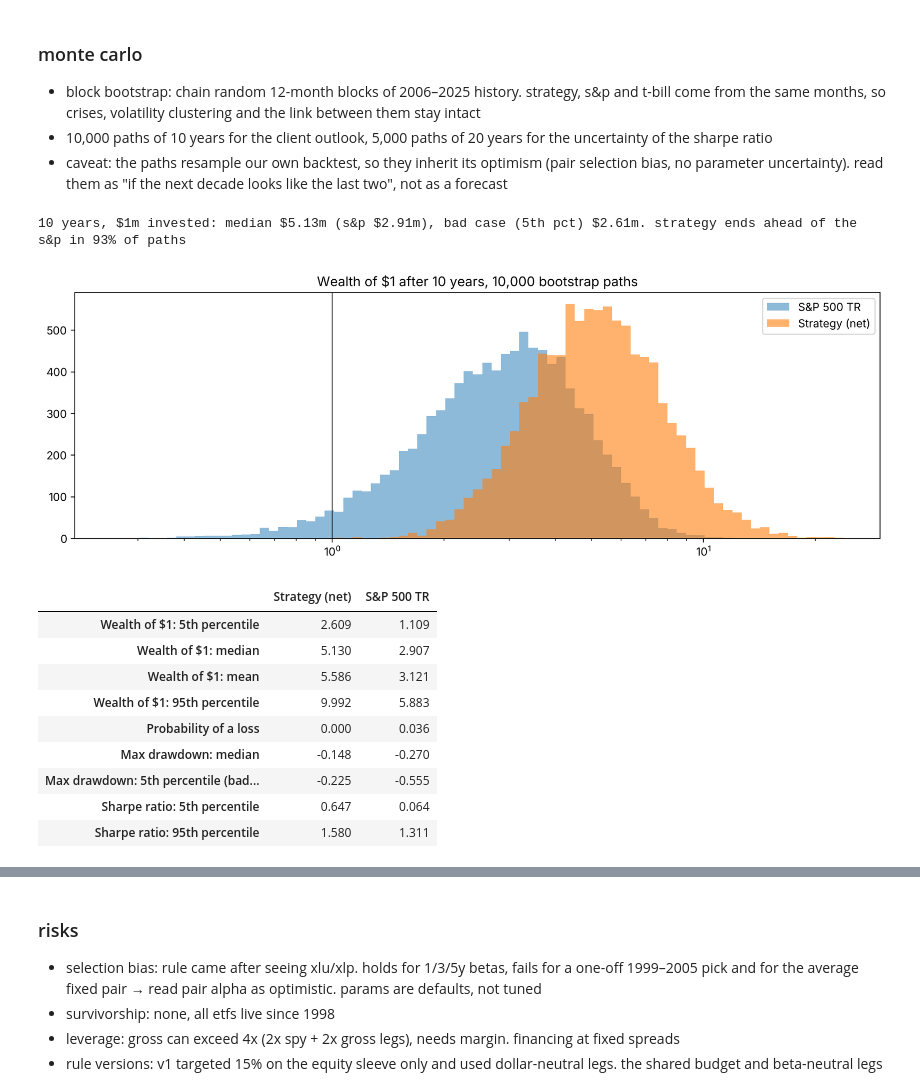
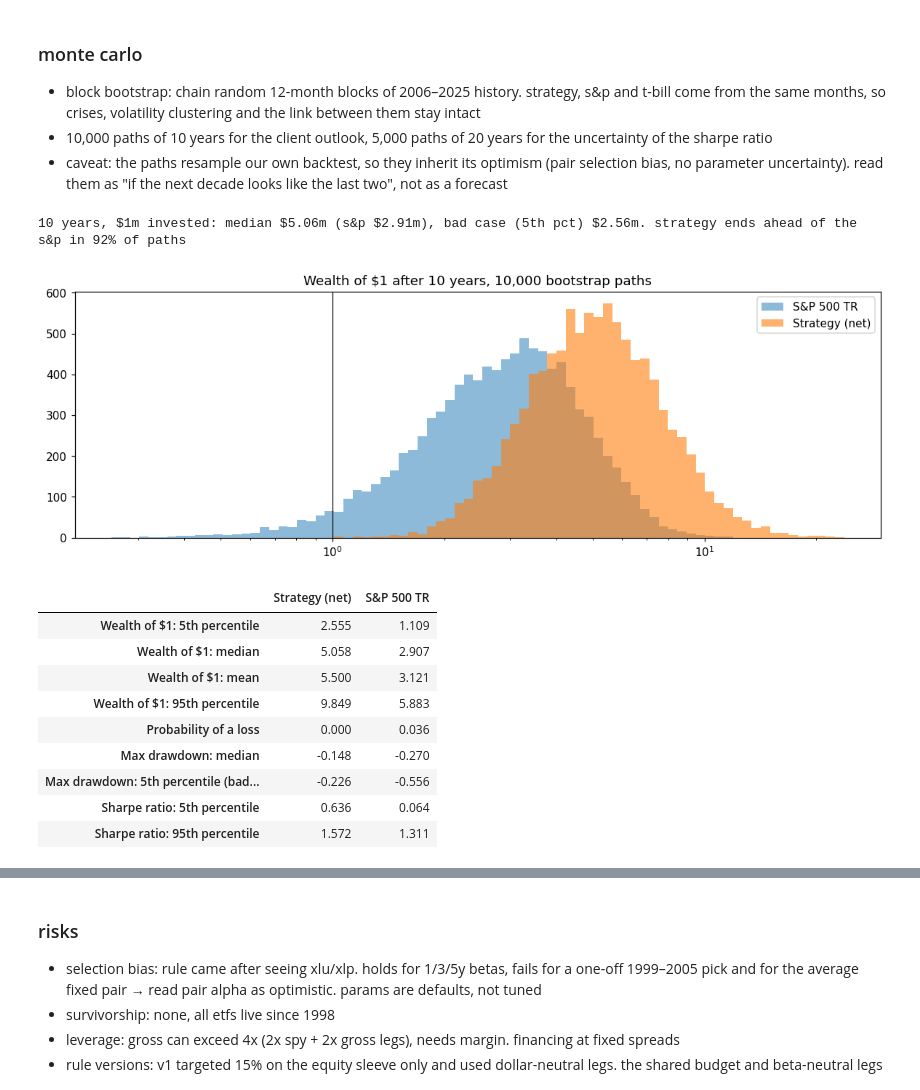
Before and after one commit to Ben10Nova/FinancialModellingGroupN, a Jupyter notebook: vol-control_pair_v1.ipynb, the cells around one changed output, grey strips where cells are left out. Drawn from its saved outputs; the diff is of its cells as text; code cells hidden in the pictures.

Commit message:
Correct backtest risk sizing and performance accounting

```diff
--- a/vol-control_pair_v1.ipynb
+++ b/vol-control_pair_v1.ipynb
@@ -102,17 +106,10 @@ only closes ≤ t. trade at close t, earn from t+1. pair for year y picked at th
 from itertools import groupby
 
 def month_end_flag(idx):
-    return ~idx.to_period('M').duplicated(keep='last')                 # last trading day of each month
-
-def spy_exposure(px, pair_ret=None):
-    # one risk budget: the spread sleeve's realised vol is taken out first, the equity sleeve gets the rest
-    vol = px['SPY'].pct_change().rolling(VOL_DAYS).std() * np.sqrt(252)   # trailing window ending at t
-    budget = TARGET_VOL if pair_ret is None else \
-             np.sqrt((TARGET_VOL ** 2 - (pair_ret.rolling(PAIR_VOL_DAYS).std() * np.sqrt(252)) ** 2).clip(lower=0))
-    return (budget / vol).clip(upper=MAX_LEV)
-
-def pair_returns(px, P):
-    return (P.shift(1) * px[SECTORS].pct_change()).sum(axis=1)        # positions set at t-1 earn day t
+    me = ~idx.to_period('M').duplicated(keep='last')
+    if len(idx) and idx[-1] != idx[-1] + pd.offsets.BMonthEnd(0):
+        me[-1] = False
+    return me
 
 def sector_betas(px, lo, hi):
     r = px[ASSETS].pct_change().loc[lo:hi]
@@ -156,7 +153,6 @@ def pair_targets(px, pick=lowbeta_pick, win=Z_WIN, z_in=Z_IN, z_out=Z_OUT, beta_
     return tgt, chosen, z_active
 
 tgt_pair, chosen, z_active = pair_targets(px)
-expo = spy_exposure(px, pair_returns(px, tgt_pair * PAIR_SIZE))
 
 betas = pd.DataFrame({y: sector_betas(px, str(y - BETA_YEARS), str(y - 1)) for y in chosen}).T.round(2)
 betas['pair held'] = [f'{a}/{b}' for a, b in chosen.values()]
@@ -282,7 +318,7 @@ def stats(r_m):
         'Alpha t-stat': ols.tvalues.iloc[0],
         'Beta': beta,
         'Information ratio': a / ols.resid.std() * np.sqrt(12),
-        'Max drawdown (monthly)': (wealth / wealth.cummax() - 1).min(),
+        'Max drawdown (monthly)': (wealth / wealth.cummax().clip(lower=1) - 1).min(),
     })
 
 strat_m = monthly(bt.net)
@@ -404,7 +440,7 @@ def risk_stats(r_m):
         'Worst month': r_m.min(),
         'Positive months': (r_m > 0).mean(),
         'Sortino ratio': ex.mean() / np.sqrt((ex.clip(upper=0) ** 2).mean()) * np.sqrt(12),
-        'Calmar ratio': (w.iloc[-1] ** (12 / len(r_m)) - 1) / -(w / w.cummax() - 1).min(),
+        'Calmar ratio': (w.iloc[-1] ** (12 / len(r_m)) - 1) / -(w / w.cummax().clip(lower=1) - 1).min(),
         'Upside capture': r_m[up].mean() / b[up].mean(),
         'Downside capture': r_m[dn].mean() / b[dn].mean(),
         'Tracking error': act.std() * np.sqrt(12),
@@ -677,46 +712,46 @@ years strategy beat benchmark: 16 of 20
 def monte_carlo(r_m, months=120, paths=10_000, block=12, seed=42):
     X = np.column_stack([r_m, bench_m.loc[r_m.index], rf_m.loc[r_m.index]])
     starts = np.random.default_rng(seed).integers(0, len(X) - block + 1, size=(paths, months // block))
     sim = X[(starts[..., None] + np.arange(block)).reshape(paths, -1)]          # paths x months x (strategy, s&p, rf)
     W = np.cumprod(1 + sim[..., :2], axis=1)
-    dd = (W / np.maximum.accumulate(W, axis=1) - 1).min(axis=1)
+    dd = (W / np.maximum(np.maximum.accumulate(W, axis=1), 1) - 1).min(axis=1)
     ex = sim[..., :2] - sim[..., 2:]
     sharpe = ex.mean(axis=1) / ex.std(axis=1, ddof=1) * np.sqrt(12)
     end = W[:, -1]
     pct = lambda a, k: np.percentile(a, k, axis=0)
     table = pd.DataFrame({
         'Wealth of $1: 5th percentile': pct(end, 5), 'Wealth of $1: median': pct(end, 50),
         'Wealth of $1: mean': end.mean(axis=0), 'Wealth of $1: 95th percentile': pct(end, 95),
         'Probability of a loss': (end < 1).mean(axis=0),
         'Max drawdown: median': pct(dd, 50), 'Max drawdown: 5th percentile (bad case)': pct(dd, 5),
         'Sharpe ratio: 5th percentile': pct(sharpe, 5), 'Sharpe ratio: 95th percentile': pct(sharpe, 95),
     }, index=['Strategy (net)', 'S&P 500 TR']).T
     head = dict(beats_sp=(end[:, 0] > end[:, 1]).mean(), sharpe_above=(sharpe[:, 0] > sharpe[:, 1]).mean())
     return table, head, W
 
 mc, mc_head, mc_W = monte_carlo(strat_m)
 mc_end = mc_W[:, -1]
 print(f"10 years, $1m invested: median ${mc.loc['Wealth of $1: median', 'Strategy (net)']:.2f}m "
       f"(s&p ${mc.loc['Wealth of $1: median', 'S&P 500 TR']:.2f}m), bad case (5th pct) ${mc.loc['Wealth of $1: 5th percentile', 'Strategy (net)']:.2f}m. "
       f"strategy ends ahead of the s&p in {mc_head['beats_sp']:.0%} of paths")
 fig, ax = plt.subplots(figsize=(13, 4))
 bins = np.logspace(np.log10(mc_end.min()), np.log10(mc_end.max()), 80)
 ax.hist(mc_end[:, 1], bins=bins, alpha=.5, label='S&P 500 TR'); ax.hist(mc_end[:, 0], bins=bins, alpha=.6, label='Strategy (net)')
 ax.set_xscale('log'); ax.axvline(1, c='k', lw=.8); ax.set_title('Wealth of $1 after 10 years, 10,000 bootstrap paths'); ax.legend(); plt.show()
 mc.round(3)
 # %% [output]
-10 years, $1m invested: median $5.13m (s&p $2.91m), bad case (5th pct) $2.61m. strategy ends ahead of the s&p in 93% of paths
+10 years, $1m invested: median $5.06m (s&p $2.91m), bad case (5th pct) $2.56m. strategy ends ahead of the s&p in 92% of paths
-[figure, old version]
+[figure, new version]
 |  | Strategy (net) | S&P 500 TR |
-| Wealth of $1: 5th percentile | 2.609 | 1.109 |
-| Wealth of $1: median | 5.130 | 2.907 |
-| Wealth of $1: mean | 5.586 | 3.121 |
-| Wealth of $1: 95th percentile | 9.992 | 5.883 |
+| Wealth of $1: 5th percentile | 2.555 | 1.109 |
+| Wealth of $1: median | 5.058 | 2.907 |
+| Wealth of $1: mean | 5.500 | 3.121 |
+| Wealth of $1: 95th percentile | 9.849 | 5.883 |
 | Probability of a loss | 0.000 | 0.036 |
 | Max drawdown: median | -0.148 | -0.270 |
-| Max drawdown: 5th percentile (bad... | -0.225 | -0.555 |
-| Sharpe ratio: 5th percentile | 0.647 | 0.064 |
-| Sharpe ratio: 95th percentile | 1.580 | 1.311 |
+| Max drawdown: 5th percentile (bad... | -0.226 | -0.556 |
+| Sharpe ratio: 5th percentile | 0.636 | 0.064 |
+| Sharpe ratio: 95th percentile | 1.572 | 1.311 |
 # %%
 # Fan chart: how the 10,000 paths spread out over the 10 years (same view as the app)
 q = np.concatenate([np.ones((5, 1, 2)), np.percentile(mc_W, [5, 25, 50, 75, 95], axis=0)], axis=1)   # all start at $1
```
Also changed, not shown: parts of 24 cells of this notebook, 5 other files.
